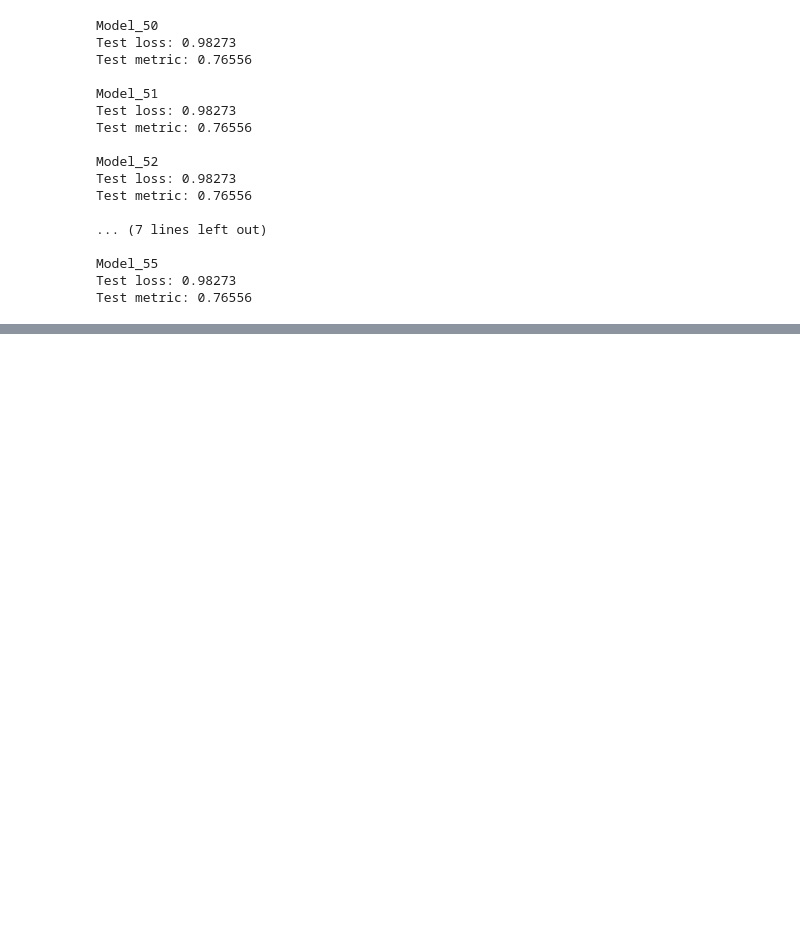
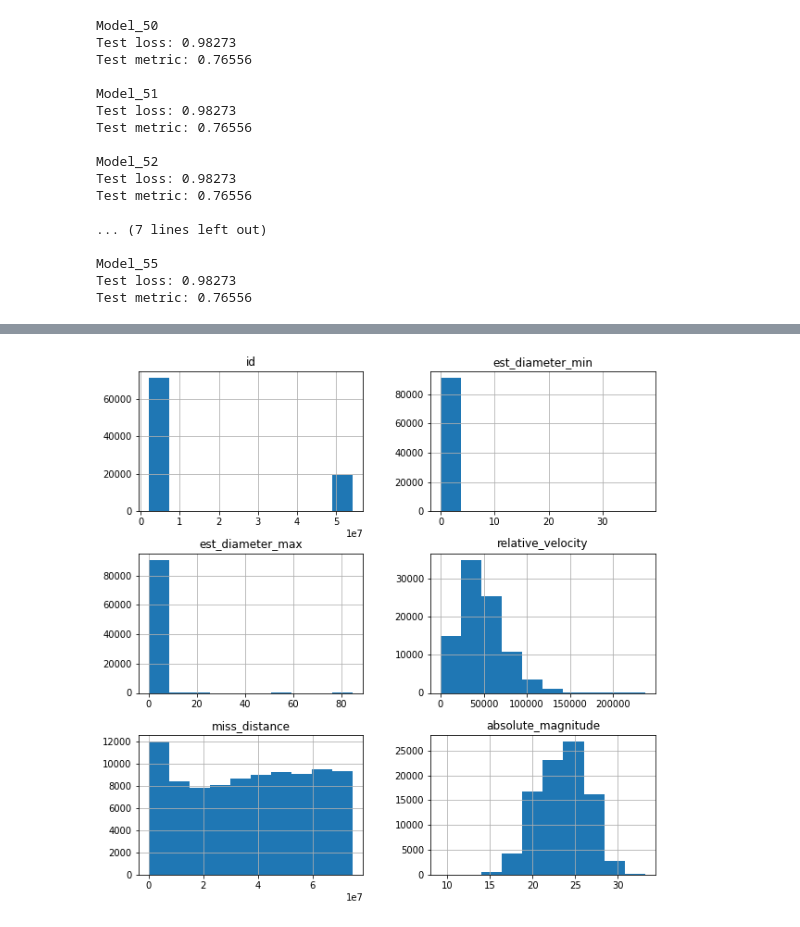
Before and after one commit to barauna-lo/Neurocomputing, a Jupyter notebook: Project_01_MLP.ipynb, the cells around one changed output, grey strips where cells are left out. Cells and saved outputs as stored; diff of their text form; code cells hidden in the pictures; blank space fills up the shorter version.

```diff
--- a/Project_01_MLP.ipynb
+++ b/Project_01_MLP.ipynb
@@ -691,0 +742,3 @@ Test metric: 0.76556
+# %%
+nasa_dataset = pd.read_csv('neo.csv')
+nasa_dataset.head()
@@ -691,0 +798,4 @@ Test metric: 0.76556
+# %%
+nasa_dataset.hist(figsize=(10, 10));
+# %% [output]
+[figure, added]
```
Also changed, not shown: parts of 22 cells of this notebook.
